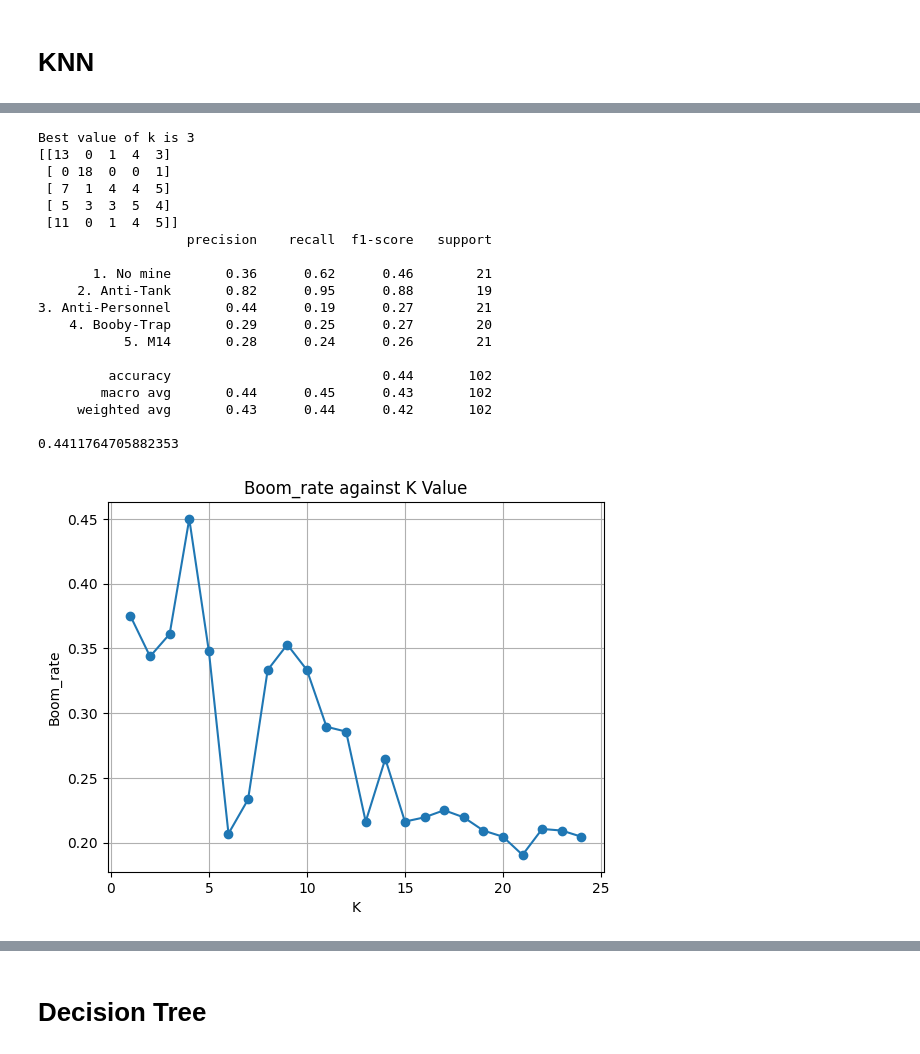
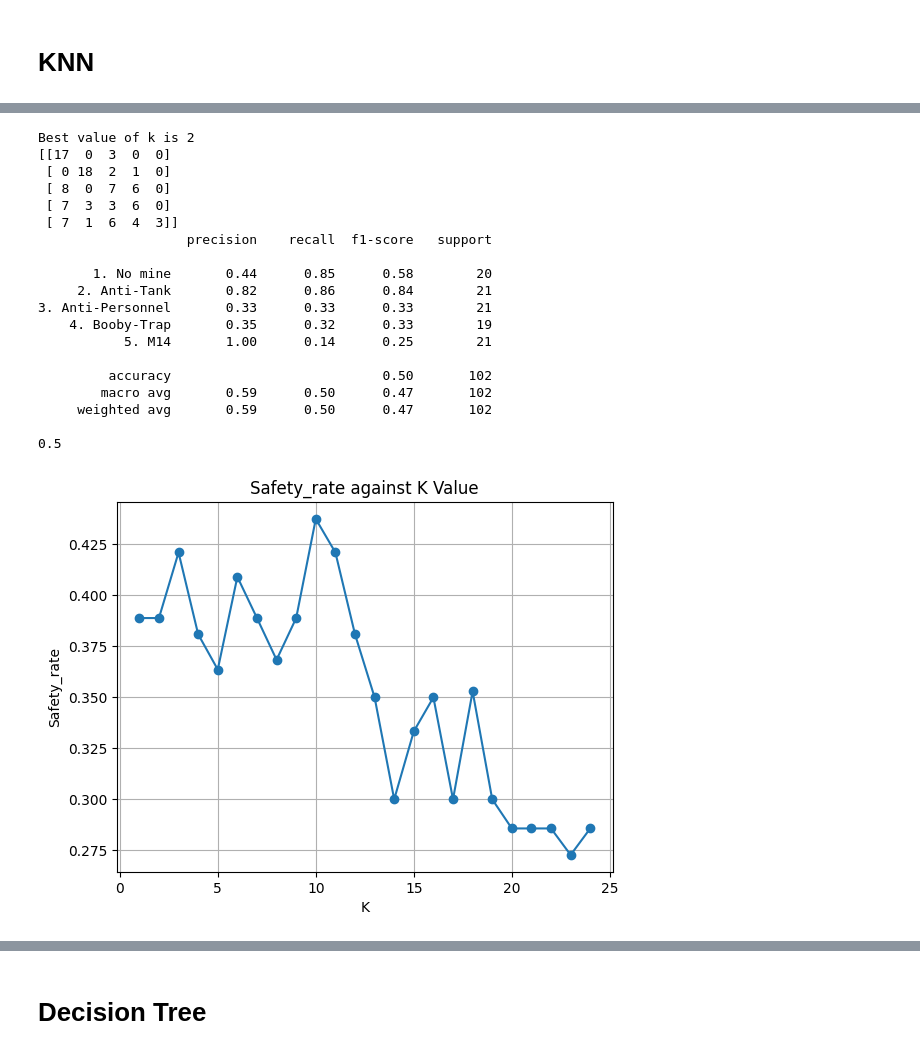
Before and after one commit to Matwitch/Lab1_Classification, a Jupyter notebook: lab.ipynb, the cells around one changed output, grey strips where cells are left out. Saved outputs shown, nothing was run; the diff lists cells and outputs as text; code cells hidden in the pictures.

```diff
--- a/lab.ipynb
+++ b/lab.ipynb
@@ -173,43 +173,44 @@ pred = knn_final.predict(X_test)
 print(f'Best value of k is {best_k}')
 print(confusion_matrix(Y_test, pred))
 print(classification_report(Y_test, pred))
-print(accuracy_score(Y_test, pred))
+KNN_score = accuracy_score(Y_test, pred)
+print(KNN_score)
 # %% [output]
-Best value of k is 3
-[[13  0  1  4  3]
- [ 0 18  0  0  1]
- [ 7  1  4  4  5]
- [ 5  3  3  5  4]
- [11  0  1  4  5]]
+Best value of k is 2
+[[17  0  3  0  0]
+ [ 0 18  2  1  0]
+ [ 8  0  7  6  0]
+ [ 7  3  3  6  0]
+ [ 7  1  6  4  3]]
                    precision    recall  f1-score   support
 
-       1. No mine       0.36      0.62      0.46        21
-     2. Anti-Tank       0.82      0.95      0.88        19
-3. Anti-Personnel       0.44      0.19      0.27        21
-    4. Booby-Trap       0.29      0.25      0.27        20
-           5. M14       0.28      0.24      0.26        21
+       1. No mine       0.44      0.85      0.58        20
+     2. Anti-Tank       0.82      0.86      0.84        21
+3. Anti-Personnel       0.33      0.33      0.33        21
+    4. Booby-Trap       0.35      0.32      0.33        19
+           5. M14       1.00      0.14      0.25        21
 
-         accuracy                           0.44       102
-        macro avg       0.44      0.45      0.43       102
-     weighted avg       0.43      0.44      0.42       102
+         accuracy                           0.50       102
+        macro avg       0.59      0.50      0.47       102
+     weighted avg       0.59      0.50      0.47       102
 
-0.4411764705882353
+0.5
 # %%
-preciss = []
+safety_rate = []
 K = range(1, 25)
 
 for k in K:
-    knn = KNeighborsClassifier(n_neighbors=k, p=2, weights='uniform')
+    knn = KNeighborsClassifier(n_neighbors=k, p=2, weights='distance')
     knn.fit(X_train, Y_train)
     pred = knn.predict(X_test)
-    preciss.append(precision_score(Y_test, pred, average=None)[0])
+    safety_rate.append(precision_score(Y_test, pred, average=None)[0])
 
 
-plt.plot(K, preciss, marker='o')
-plt.title('Boom_rate against K Value')
+plt.plot(K, safety_rate, marker='o')
+plt.title('Safety_rate against K Value')
 plt.xlabel('K')
-plt.ylabel('Boom_rate')
+plt.ylabel('Safety_rate')
 plt.grid()
 # %% [output]
-[figure, old version]
+[figure, new version]
 # %%
```
Also changed, not shown: parts of 10 cells of this notebook.
